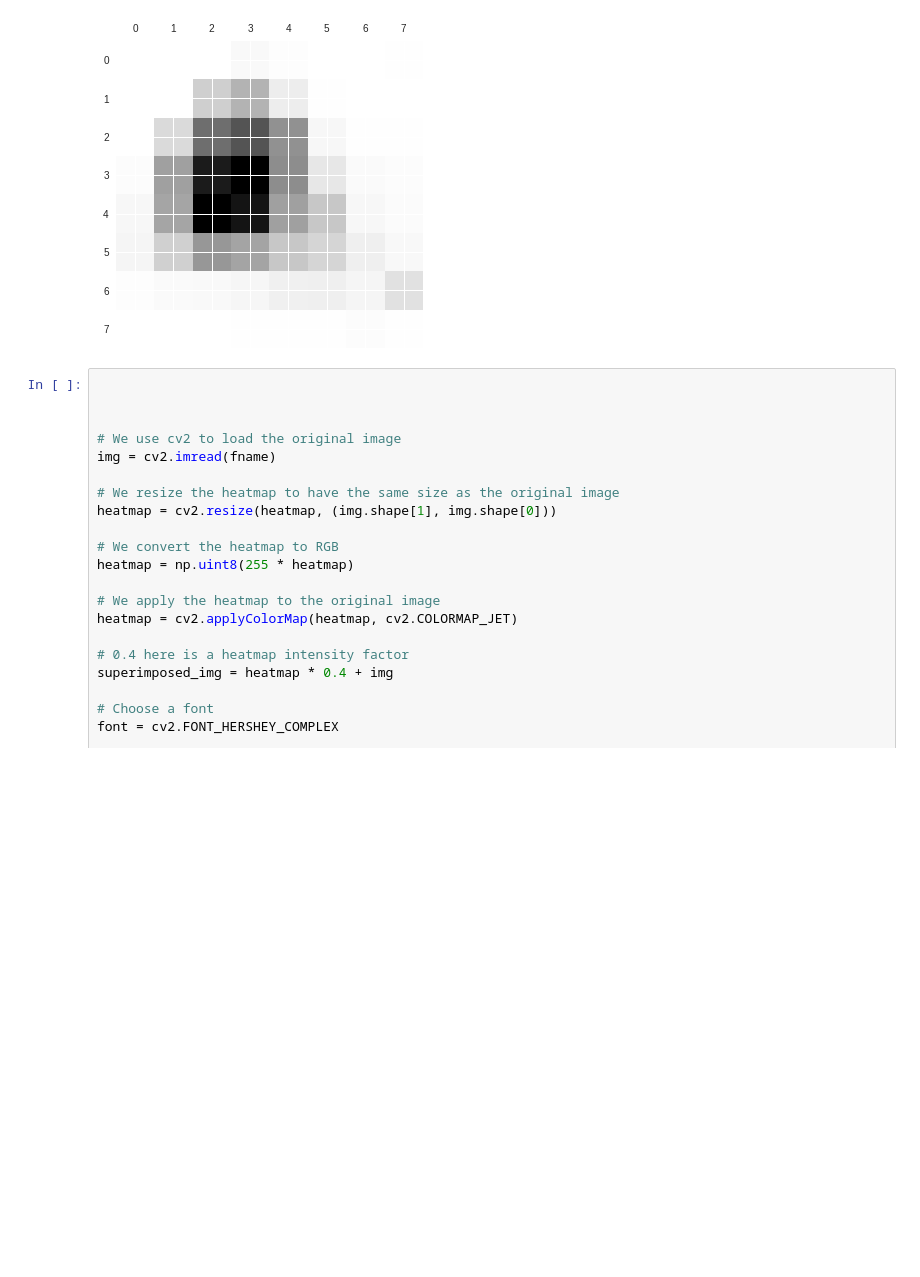
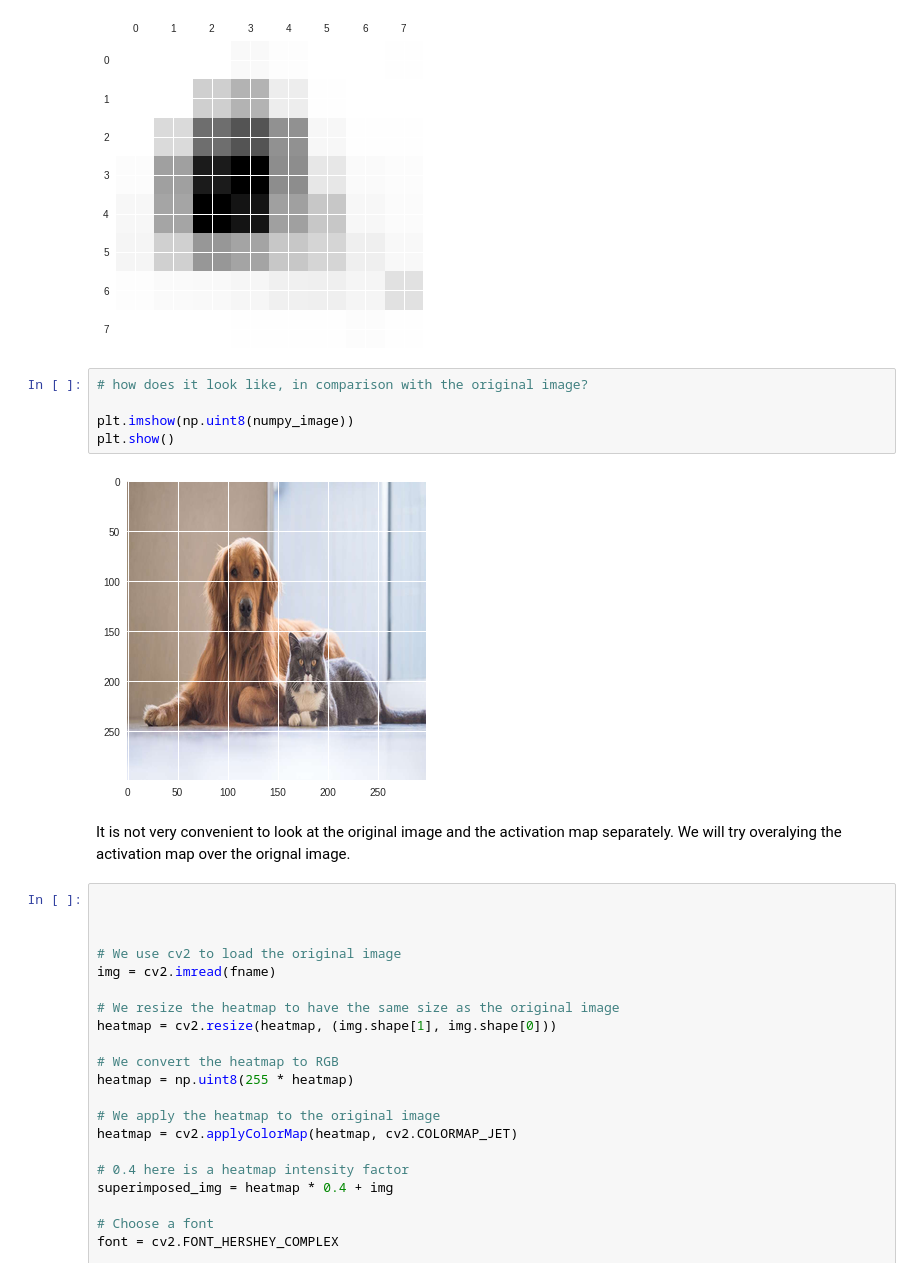
Before and after one commit to alanbseo/FlickrWorkshopUFZ, a Jupyter notebook: UFZ_1_PretrainedCNN_prediction.ipynb, the cells around one changed output. Saved outputs shown, nothing was run; the diff lists cells and outputs as text; blank space fills up the shorter version.

```diff
--- a/UFZ_1_PretrainedCNN_prediction.ipynb
+++ b/UFZ_1_PretrainedCNN_prediction.ipynb
@@ -219,6 +224,15 @@ plt.matshow(heatmap)
 plt.show()
 # %% [output]
 [figure]
+# %%
+# how does it look like, in comparison with the original image?
+
+plt.imshow(np.uint8(numpy_image))
+plt.show()
+# %% [output]
+[figure, added]
+# %% [markdown]
+It is not very convenient to look at the original image and the activation map separately. We will try overalying the activation map over the orignal image.
 # %%
 
 
```
Also changed, not shown: parts of 3 cells of this notebook.
